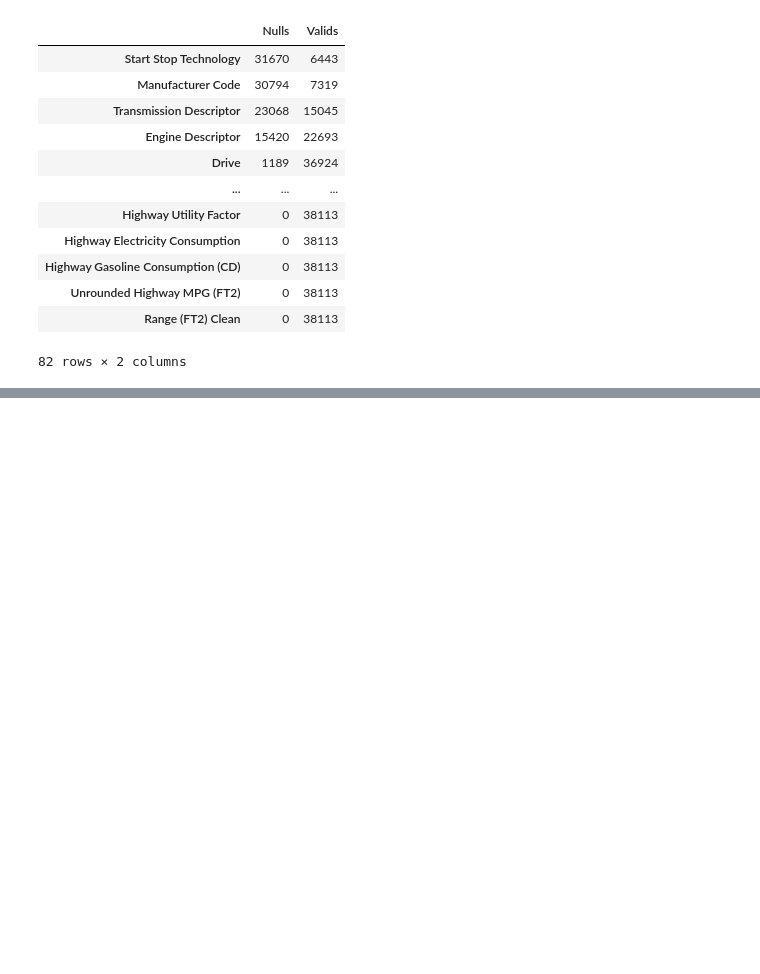
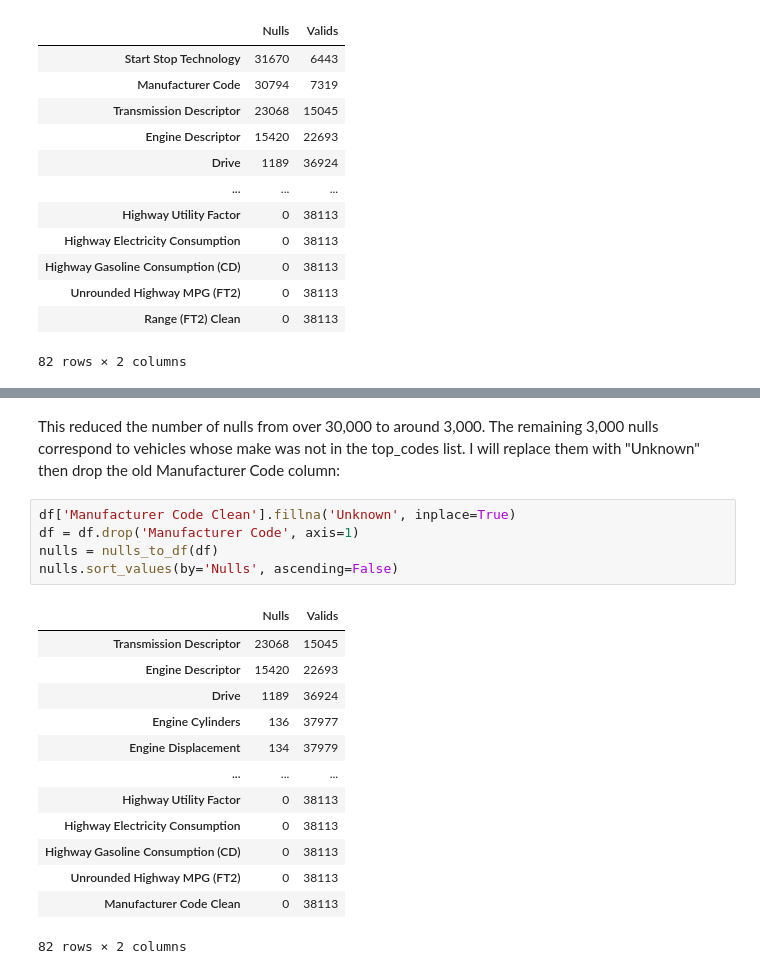
Before and after one commit to chloemd/DAT-1019-Chloe, a Jupyter notebook: Homework/Unit4/HW4_Fuel_Chloe_Part1.ipynb, the cells around one changed output, grey strips where cells are left out. Saved outputs shown, nothing was run; the diff lists cells and outputs as text; blank space fills up the shorter version.

```diff
--- a/Homework/Unit4/HW4_Fuel_Chloe.ipynb
+++ b/Homework/Unit4/HW4_Fuel_Chloe_Part1.ipynb
@@ -523,0 +587,21 @@ nulls.sort_values(by='Nulls', ascending=False)
+# %% [markdown]
+This reduced the number of nulls from over 30,000 to around 3,000. The remaining 3,000 nulls correspond to vehicles whose make was not in the top_codes list. I will replace them with "Unknown" then drop the old Manufacturer Code column:
+# %%
+df['Manufacturer Code Clean'].fillna('Unknown', inplace=True)
+df = df.drop('Manufacturer Code', axis=1)
+nulls = nulls_to_df(df)
+nulls.sort_values(by='Nulls', ascending=False)
+# %% [output]
+|  | Nulls | Valids |
+| Transmission Descriptor | 23068 | 15045 |
+| Engine Descriptor | 15420 | 22693 |
+| Drive | 1189 | 36924 |
+| Engine Cylinders | 136 | 37977 |
+| Engine Displacement | 134 | 37979 |
+| ... | ... | ... |
+| Highway Utility Factor | 0 | 38113 |
+| Highway Electricity Consumption | 0 | 38113 |
+| Highway Gasoline Consumption (CD) | 0 | 38113 |
+| Unrounded Highway MPG (FT2) | 0 | 38113 |
+| Manufacturer Code Clean | 0 | 38113 |
+82 rows × 2 columns
```
Also changed, not shown: parts of 40 cells of this notebook.
